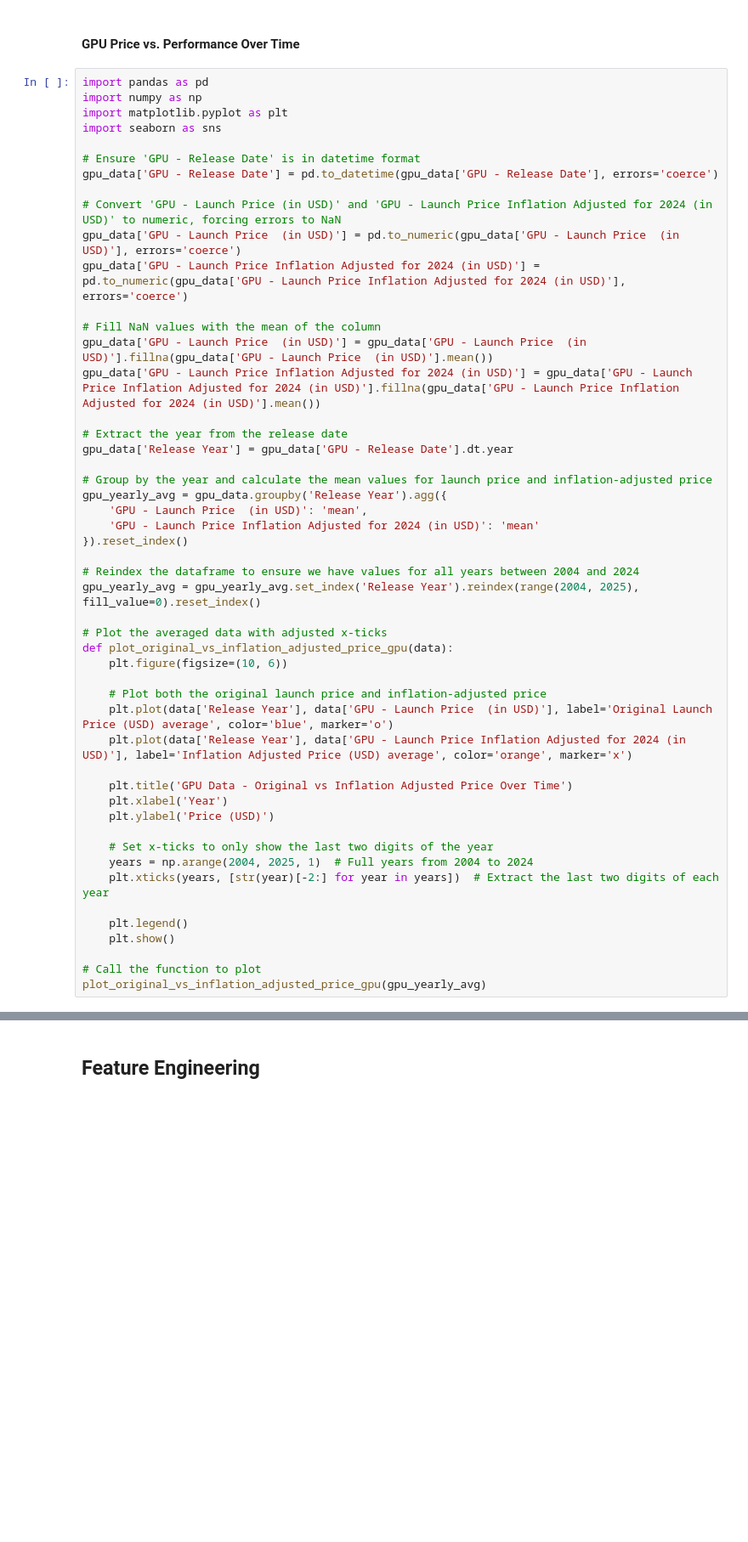
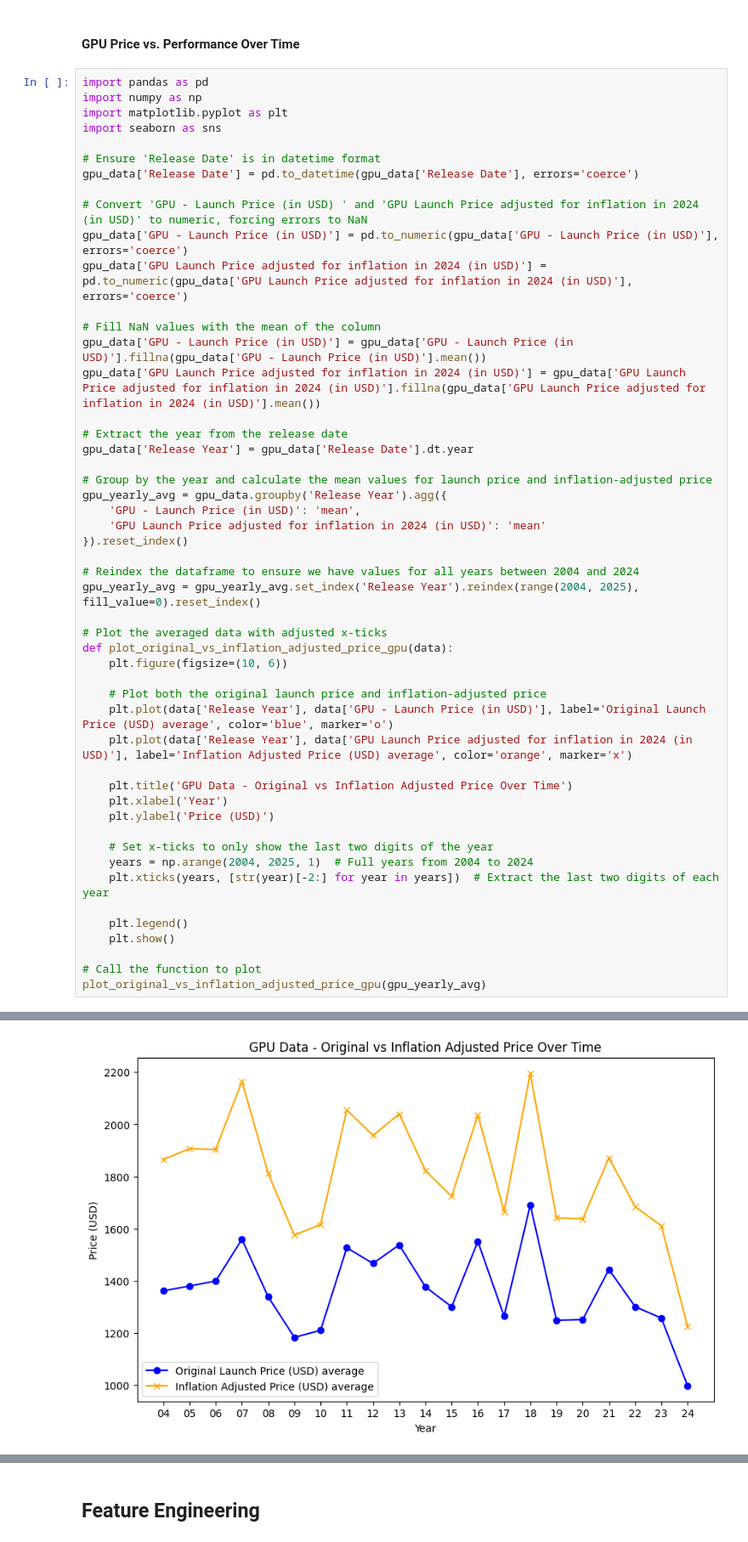
Before and after one commit to Mosh333/csca5622_final_project, a Jupyter notebook: notebooks/CSCA5622_FinalProject_ComputerHardwareExploration.ipynb, the cells around one changed output, grey strips where cells are left out. Shown at 85% size. Cells and saved outputs as stored; diff of their text form; blank space fills up the shorter version.

```diff
--- a/notebooks/CSCA5622_FinalProject_ComputerHardwareExploration.ipynb
+++ b/notebooks/CSCA5622_FinalProject_ComputerHardwareExploration.ipynb
@@ -779,24 +794,24 @@ import numpy as np
 import matplotlib.pyplot as plt
 import seaborn as sns
 
-# Ensure 'GPU - Release Date' is in datetime format
-gpu_data['GPU - Release Date'] = pd.to_datetime(gpu_data['GPU - Release Date'], errors='coerce')
+# Ensure 'Release Date' is in datetime format
+gpu_data['Release Date'] = pd.to_datetime(gpu_data['Release Date'], errors='coerce')
 
-# Convert 'GPU - Launch Price (in USD)' and 'GPU - Launch Price Inflation Adjusted for 2024 (in USD)' to numeric, forcing errors to NaN
-gpu_data['GPU - Launch Price  (in USD)'] = pd.to_numeric(gpu_data['GPU - Launch Price  (in USD)'], errors='coerce')
-gpu_data['GPU - Launch Price Inflation Adjusted for 2024 (in USD)'] = pd.to_numeric(gpu_data['GPU - Launch Price Inflation Adjusted for 2024 (in USD)'], errors='coerce')
+# Convert 'GPU - Launch Price (in USD) ' and 'GPU Launch Price adjusted for inflation in 2024 (in USD)' to numeric, forcing errors to NaN
+gpu_data['GPU - Launch Price (in USD)'] = pd.to_numeric(gpu_data['GPU - Launch Price (in USD)'], errors='coerce')
+gpu_data['GPU Launch Price adjusted for inflation in 2024 (in USD)'] = pd.to_numeric(gpu_data['GPU Launch Price adjusted for inflation in 2024 (in USD)'], errors='coerce')
 
 # Fill NaN values with the mean of the column
-gpu_data['GPU - Launch Price  (in USD)'] = gpu_data['GPU - Launch Price  (in USD)'].fillna(gpu_data['GPU - Launch Price  (in USD)'].mean())
-gpu_data['GPU - Launch Price Inflation Adjusted for 2024 (in USD)'] = gpu_data['GPU - Launch Price Inflation Adjusted for 2024 (in USD)'].fillna(gpu_data['GPU - Launch Price Inflation Adjusted for 2024 (in USD)'].mean())
+gpu_data['GPU - Launch Price (in USD)'] = gpu_data['GPU - Launch Price (in USD)'].fillna(gpu_data['GPU - Launch Price (in USD)'].mean())
+gpu_data['GPU Launch Price adjusted for inflation in 2024 (in USD)'] = gpu_data['GPU Launch Price adjusted for inflation in 2024 (in USD)'].fillna(gpu_data['GPU Launch Price adjusted for inflation in 2024 (in USD)'].mean())
 
 # Extract the year from the release date
-gpu_data['Release Year'] = gpu_data['GPU - Release Date'].dt.year
+gpu_data['Release Year'] = gpu_data['Release Date'].dt.year
 
 # Group by the year and calculate the mean values for launch price and inflation-adjusted price
 gpu_yearly_avg = gpu_data.groupby('Release Year').agg({
-    'GPU - Launch Price  (in USD)': 'mean',
-    'GPU - Launch Price Inflation Adjusted for 2024 (in USD)': 'mean'
+    'GPU - Launch Price (in USD)': 'mean',
+    'GPU Launch Price adjusted for inflation in 2024 (in USD)': 'mean'
 }).reset_index()
 
 # Reindex the dataframe to ensure we have values for all years between 2004 and 2024
@@ -807,8 +822,8 @@ def plot_original_vs_inflation_adjusted_price_gpu(data):
     plt.figure(figsize=(10, 6))
 
     # Plot both the original launch price and inflation-adjusted price
-    plt.plot(data['Release Year'], data['GPU - Launch Price  (in USD)'], label='Original Launch Price (USD) average', color='blue', marker='o')
-    plt.plot(data['Release Year'], data['GPU - Launch Price Inflation Adjusted for 2024 (in USD)'], label='Inflation Adjusted Price (USD) average', color='orange', marker='x')
+    plt.plot(data['Release Year'], data['GPU - Launch Price (in USD)'], label='Original Launch Price (USD) average', color='blue', marker='o')
+    plt.plot(data['Release Year'], data['GPU Launch Price adjusted for inflation in 2024 (in USD)'], label='Inflation Adjusted Price (USD) average', color='orange', marker='x')
 
     plt.title('GPU Data - Original vs Inflation Adjusted Price Over Time')
     plt.xlabel('Year')
@@ -827,0 +842 @@ KeyError: 'GPU - Release Date'
+[figure, added]
```
Also changed, not shown: parts of 5 cells of this notebook, 2 other files.
